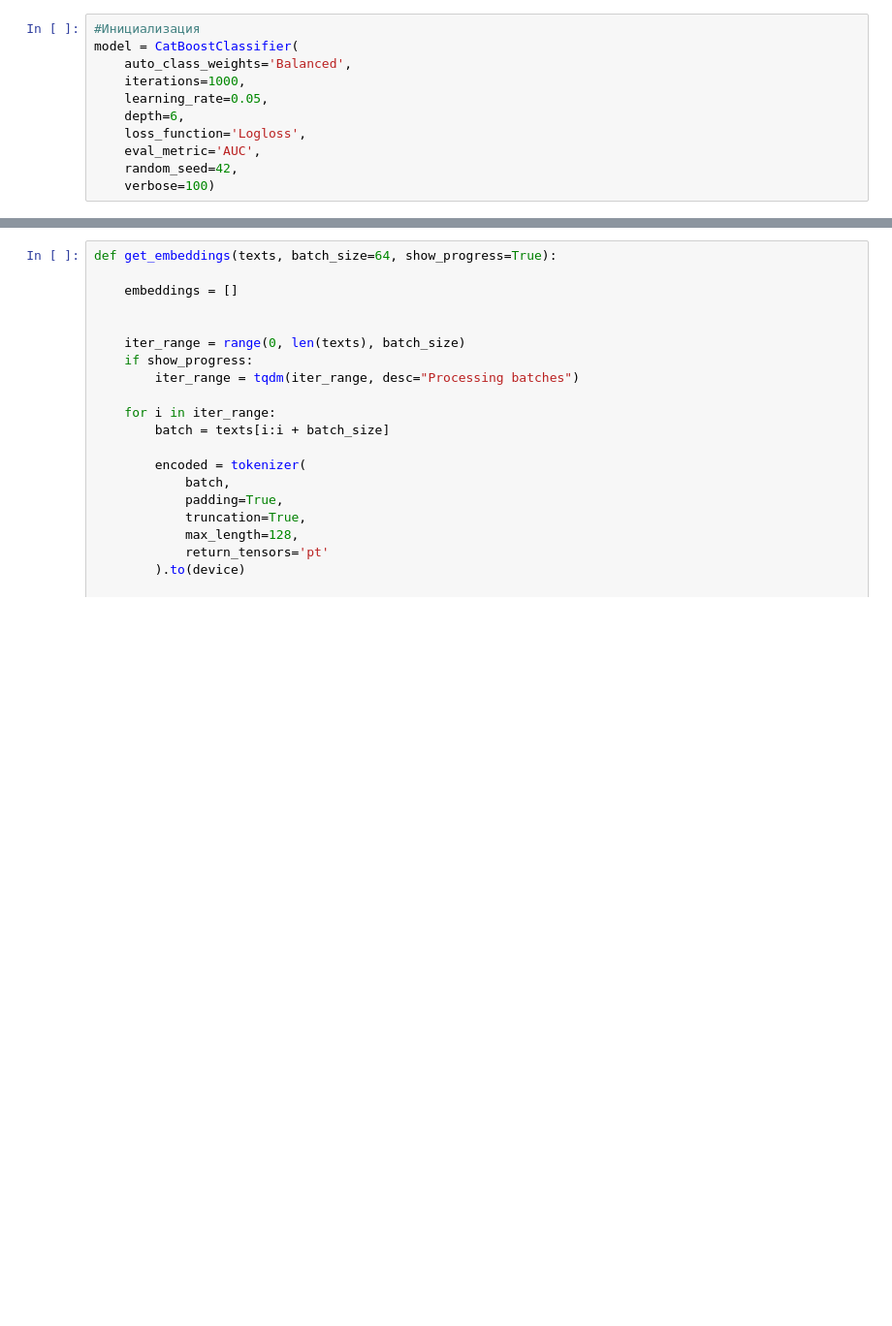
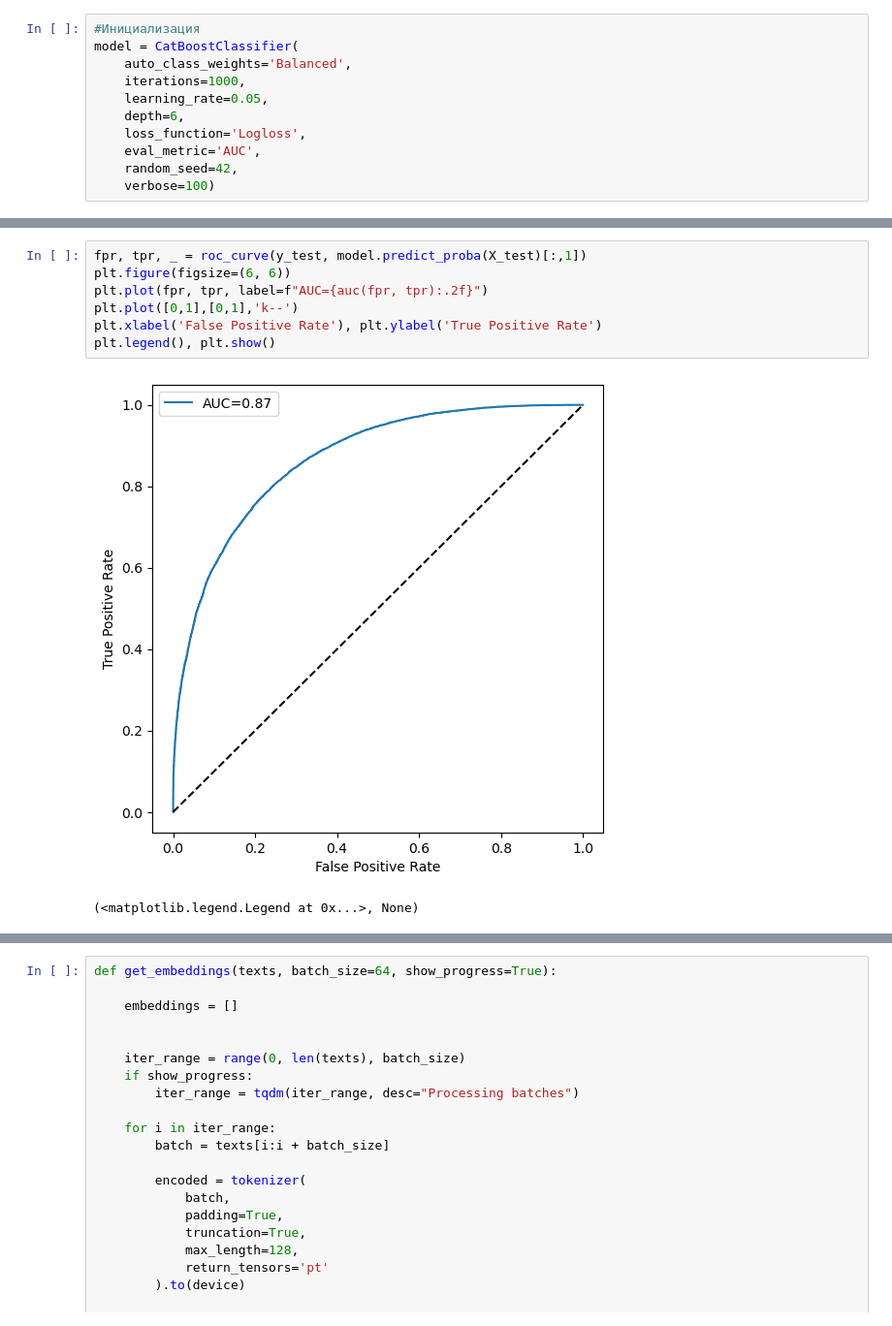
Before and after one commit to AlDaimler/Crowdfunding-Campaigns, a Jupyter notebook: Thesis.ipynb, the cells around one changed output, grey strips where cells are left out. Shown: that part at 97% size. Saved outputs shown, nothing was run; the diff lists cells and outputs as text; blank space fills up the shorter version.

```diff
--- a/Thesis.ipynb
+++ b/Thesis.ipynb
@@ -292,3 +450,13 @@ plt.show()
+# %%
+fpr, tpr, _ = roc_curve(y_test, model.predict_proba(X_test)[:,1])
+plt.figure(figsize=(6, 6))
+plt.plot(fpr, tpr, label=f"AUC={auc(fpr, tpr):.2f}")
+plt.plot([0,1],[0,1],'k--')
+plt.xlabel('False Positive Rate'), plt.ylabel('True Positive Rate')
+plt.legend(), plt.show()
+# %% [output]
+[figure, added]
+(<matplotlib.legend.Legend at 0x...>, None)
 # %%
 feature_importance = model.get_feature_importance()
 
```
Also changed, not shown: parts of 28 cells of this notebook.
